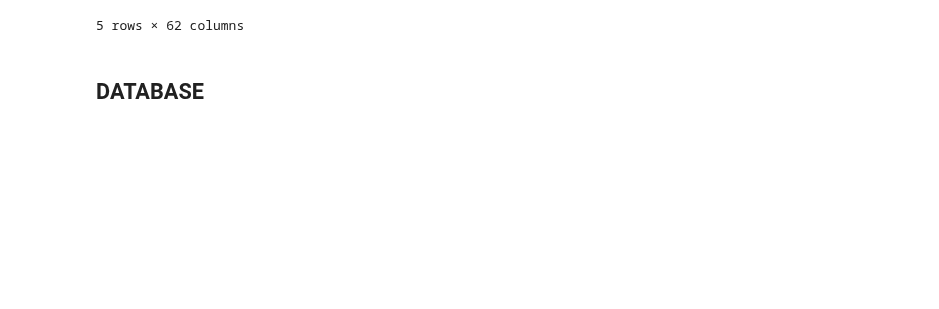
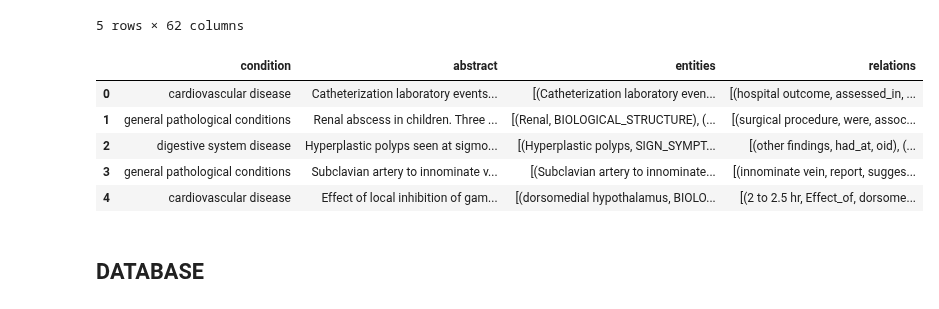
Before and after one commit to vitomarcorubino/MedicalTextNLP, a Jupyter notebook: medicalTextNLP.ipynb, the cells around one changed output. Cells and saved outputs as stored; diff of their text form; code cells hidden in the pictures; blank space fills up the shorter version.

```diff
--- a/medicalTextNLP.ipynb
+++ b/medicalTextNLP.ipynb
@@ -567,6 +565,25 @@ tfidf_df.tail()
 | 14437 | 0.000000 | 0.000000 | 0.000000 | 0.0 | 0.0 | 0.000000 | 0.0 | 0.0 | 0.0 | 0.00000 | ... | ... |
 | 00_Document Frequency | 2639.000000 | 1590.000000 | 1984.000000 | 1654.0 | 1709.0 | 1700.000000 | 2085.0 | 1601.0 | 2821.0 | 1948.00000 | ... | ... |
 5 rows × 62 columns
+# %%
+mapping = {
+    'condition': {1: "neoplasm",
+                  2: "digestive system disease",
+                  3: "nervous system disease",
+                  4: "cardiovascular disease",
+                  5: "general pathological conditions"}
+}
+
+semantic_df.replace(mapping, inplace = True)
+# %%
+semantic_df.head()
+# %% [output]
+|  | condition | abstract | entities | relations |
+| 0 | cardiovascular disease | Catheterization laboratory events... | [(Catheterization laboratory even... | [(hospital outcome, assessed_in, ... |
+| 1 | general pathological conditions | Renal abscess in children. Three ... | [(Renal, BIOLOGICAL_STRUCTURE), (... | [(surgical procedure, were, assoc... |
+| 2 | digestive system disease | Hyperplastic polyps seen at sigmo... | [(Hyperplastic polyps, SIGN_SYMPT... | [(other findings, had_at, oid), (... |
+| 3 | general pathological conditions | Subclavian artery to innominate v... | [(Subclavian artery to innominate... | [(innominate vein, report, sugges... |
+| 4 | cardiovascular disease | Effect of local inhibition of gam... | [(dorsomedial hypothalamus, BIOLO... | [(2 to 2.5 hr, Effect_of, dorsome... |
 # %% [markdown]
 ## DATABASE
 # %% [markdown]
```
Also changed, not shown: parts of 24 cells of this notebook, 19 other files.
